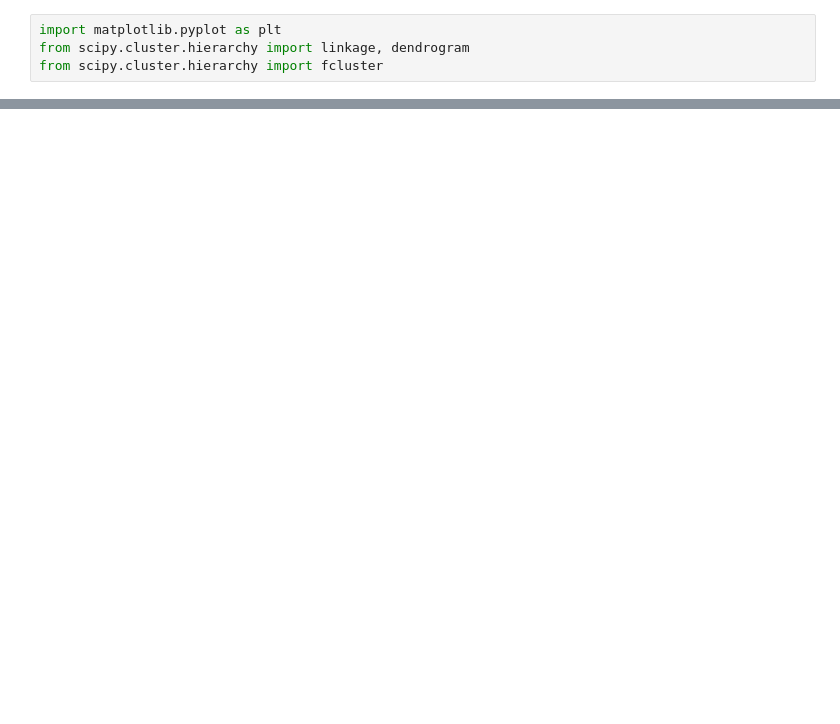
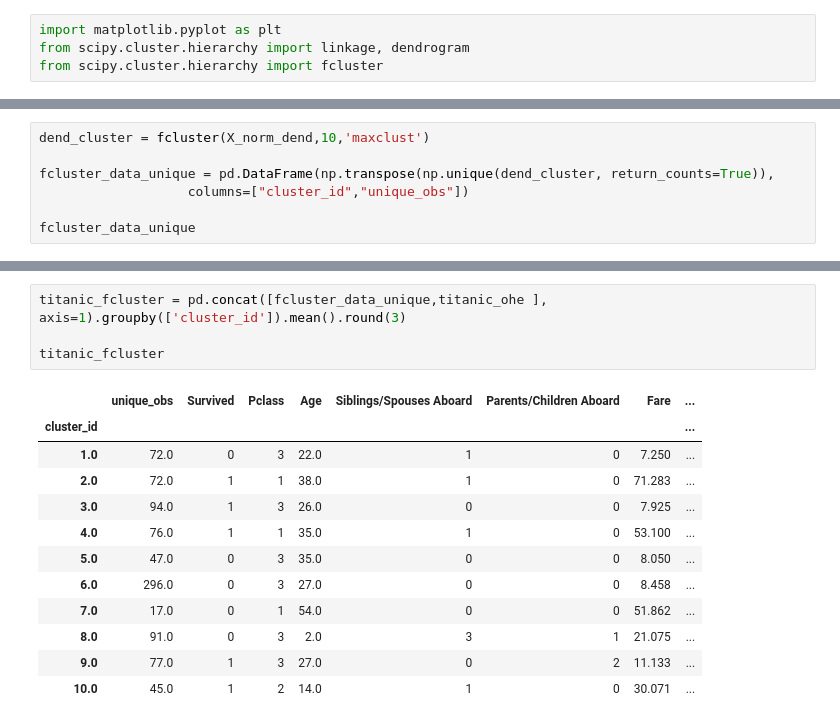
Before and after one commit to jakisnicknagh/Thoughts_on_clustering, a Jupyter notebook: 3. Hierarchical_clustering/3. Hierarchical_clustering.ipynb, the cells around one changed output, grey strips where cells are left out. Cells and saved outputs as stored; diff of their text form; blank space fills up the shorter version.

```diff
--- a/3. Hierarchical_clustering/3. Hierarchical_clustering.ipynb
+++ b/3. Hierarchical_clustering/3. Hierarchical_clustering.ipynb
@@ -21,2 +18,9 @@ dend_cluster = fcluster(X_norm_dend,4,'maxclust')
 # %% [output]
 [figure]
+# %%
+dend_cluster = fcluster(X_norm_dend,10,'maxclust')
+
+fcluster_data_unique = pd.DataFrame(np.transpose(np.unique(dend_cluster, return_counts=True)),
+                   columns=["cluster_id","unique_obs"])
+
+fcluster_data_unique
@@ -22,0 +39,17 @@ dend_cluster = fcluster(X_norm_dend,4,'maxclust')
+# %%
+titanic_fcluster = pd.concat([fcluster_data_unique,titanic_ohe ], axis=1).groupby(['cluster_id']).mean().round(3)
+
+titanic_fcluster
+# %% [output]
+|  | unique_obs | Survived | Pclass | Age | Siblings/Spouses Aboard | Parents/Children Aboard | Fare | ... |
+| cluster_id |  |  |  |  |  |  |  | ... |
+| 1.0 | 72.0 | 0 | 3 | 22.0 | 1 | 0 | 7.250 | ... |
+| 2.0 | 72.0 | 1 | 1 | 38.0 | 1 | 0 | 71.283 | ... |
+| 3.0 | 94.0 | 1 | 3 | 26.0 | 0 | 0 | 7.925 | ... |
+| 4.0 | 76.0 | 1 | 1 | 35.0 | 1 | 0 | 53.100 | ... |
+| 5.0 | 47.0 | 0 | 3 | 35.0 | 0 | 0 | 8.050 | ... |
+| 6.0 | 296.0 | 0 | 3 | 27.0 | 0 | 0 | 8.458 | ... |
+| 7.0 | 17.0 | 0 | 1 | 54.0 | 0 | 0 | 51.862 | ... |
+| 8.0 | 91.0 | 0 | 3 | 2.0 | 3 | 1 | 21.075 | ... |
+| 9.0 | 77.0 | 1 | 3 | 27.0 | 0 | 2 | 11.133 | ... |
+| 10.0 | 45.0 | 1 | 2 | 14.0 | 1 | 0 | 30.071 | ... |
```
Also changed, not shown: parts of 2 cells of this notebook.
